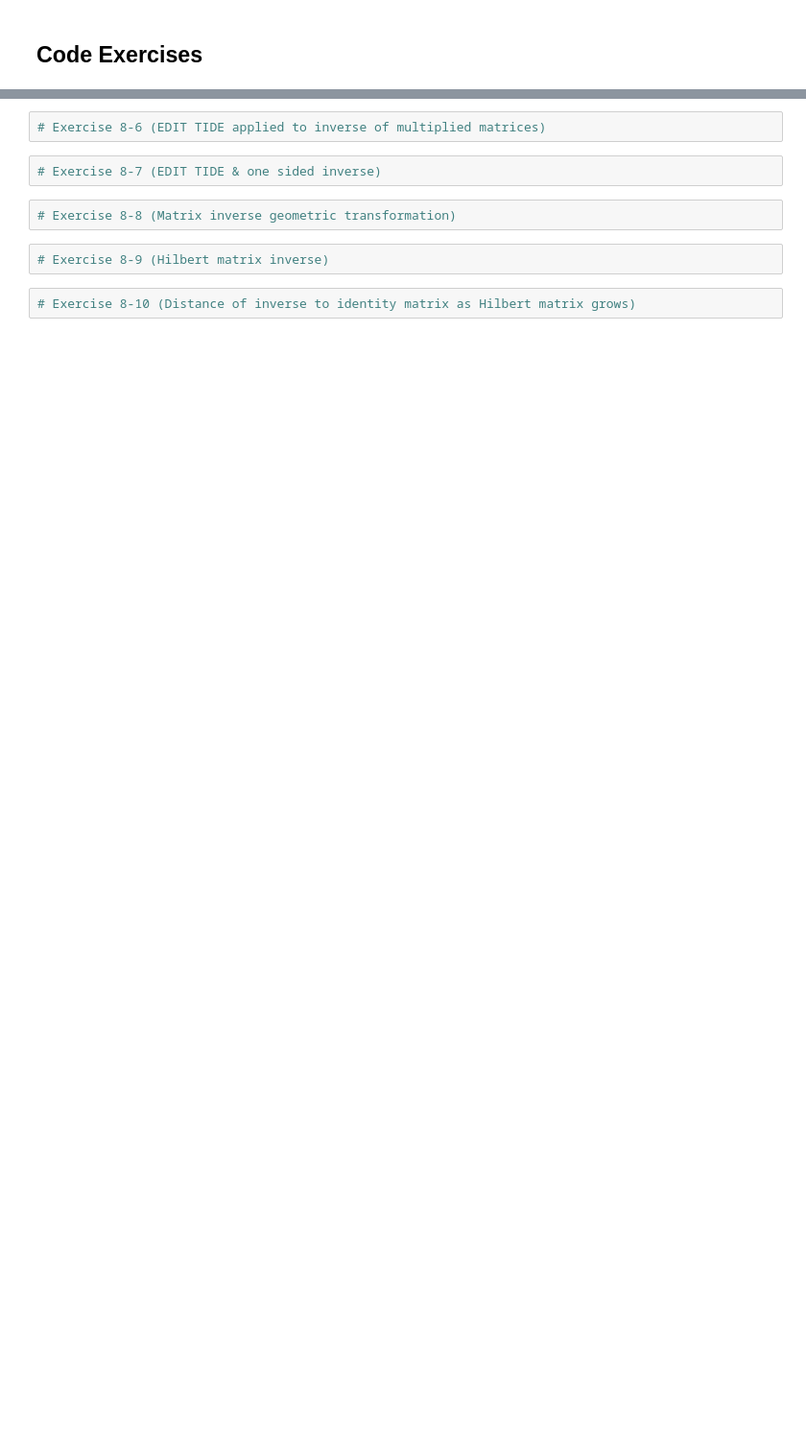
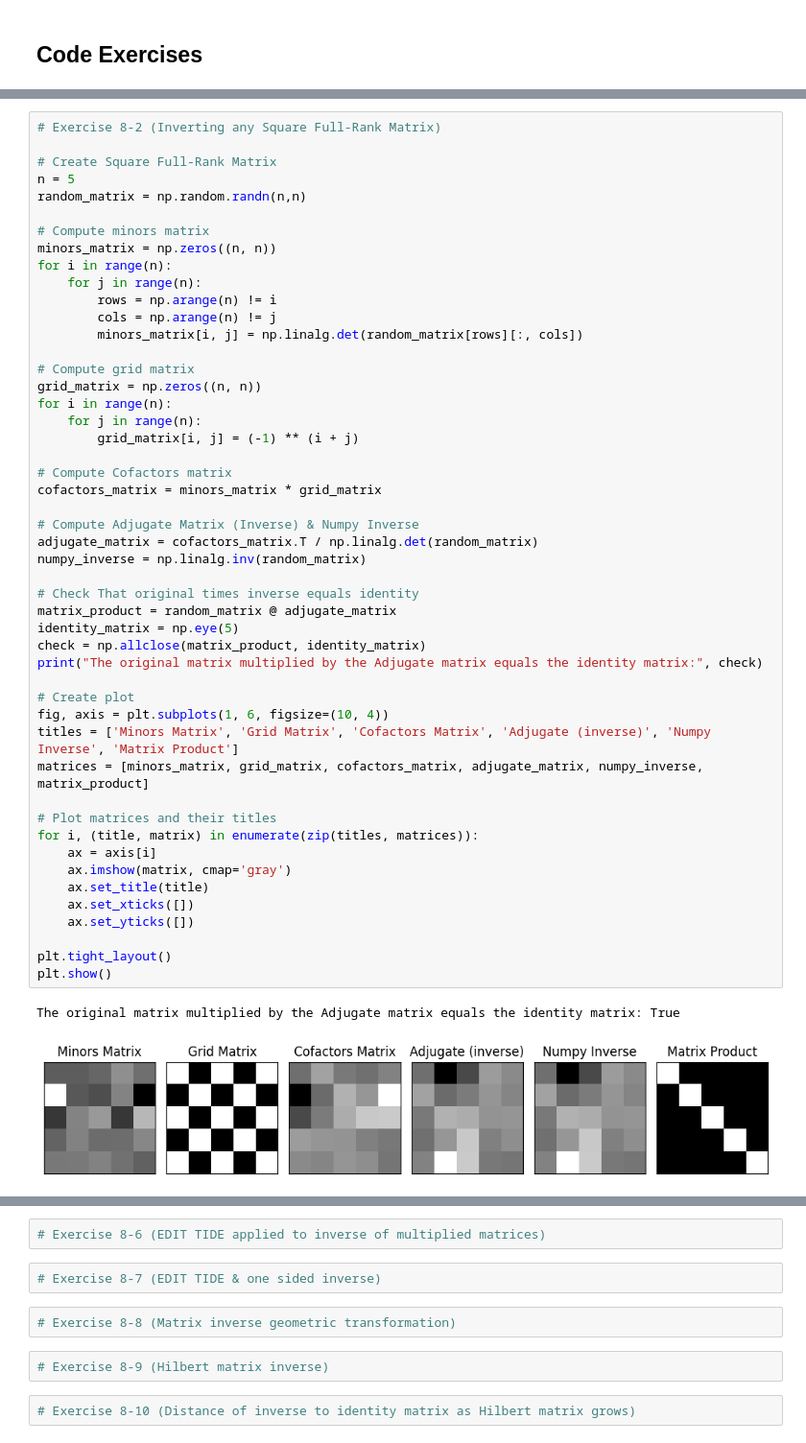
Before and after one commit to MiesnerJacob/practical-linear-algebra-for-data-science, a Jupyter notebook: 08-matrix-inverse.ipynb, the cells around one changed output, grey strips where cells are left out. Shown at 96% size. Saved outputs shown, nothing was run; the diff lists cells and outputs as text; blank space fills up the shorter version.

Commit message:
finished half of the code exercises for chapter 08, matrix inverse

```diff
--- a/08-matrix-inverse.ipynb
+++ b/08-matrix-inverse.ipynb
@@ -207,0 +170,52 @@ Random matrix multiplied by its psuedo-inverse is very close to the same as the
+# %%
+# Exercise 8-2 (Inverting any Square Full-Rank Matrix)
+
+# Create Square Full-Rank Matrix
+n = 5
+random_matrix = np.random.randn(n,n)
+
+# Compute minors matrix
+minors_matrix = np.zeros((n, n))
+for i in range(n):
+    for j in range(n):
+        rows = np.arange(n) != i
+        cols = np.arange(n) != j
+        minors_matrix[i, j] = np.linalg.det(random_matrix[rows][:, cols])
+
+# Compute grid matrix
+grid_matrix = np.zeros((n, n))
+for i in range(n):
+    for j in range(n):
+        grid_matrix[i, j] = (-1) ** (i + j)
+
+# Compute Cofactors matrix
+cofactors_matrix = minors_matrix * grid_matrix
+
+# Compute Adjugate Matrix (Inverse) & Numpy Inverse
+adjugate_matrix = cofactors_matrix.T / np.linalg.det(random_matrix)
+numpy_inverse = np.linalg.inv(random_matrix)
+
+# Check That original times inverse equals identity
+matrix_product = random_matrix @ adjugate_matrix
+identity_matrix = np.eye(5)
+check = np.allclose(matrix_product, identity_matrix)
+print("The original matrix multiplied by the Adjugate matrix equals the identity matrix:", check)
+
+# Create plot
+fig, axis = plt.subplots(1, 6, figsize=(10, 4))
+titles = ['Minors Matrix', 'Grid Matrix', 'Cofactors Matrix', 'Adjugate (inverse)', 'Numpy Inverse', 'Matrix Product']
+matrices = [minors_matrix, grid_matrix, cofactors_matrix, adjugate_matrix, numpy_inverse, matrix_product]
+
+# Plot matrices and their titles
+for i, (title, matrix) in enumerate(zip(titles, matrices)):
+    ax = axis[i]
+    ax.imshow(matrix, cmap='gray')
+    ax.set_title(title)
+    ax.set_xticks([])
+    ax.set_yticks([])
+
+plt.tight_layout()
+plt.show()
+# %% [output]
+The original matrix multiplied by the Adjugate matrix equals the identity matrix: True
+[figure, added]
```
Also changed, not shown: parts of 11 cells of this notebook.
